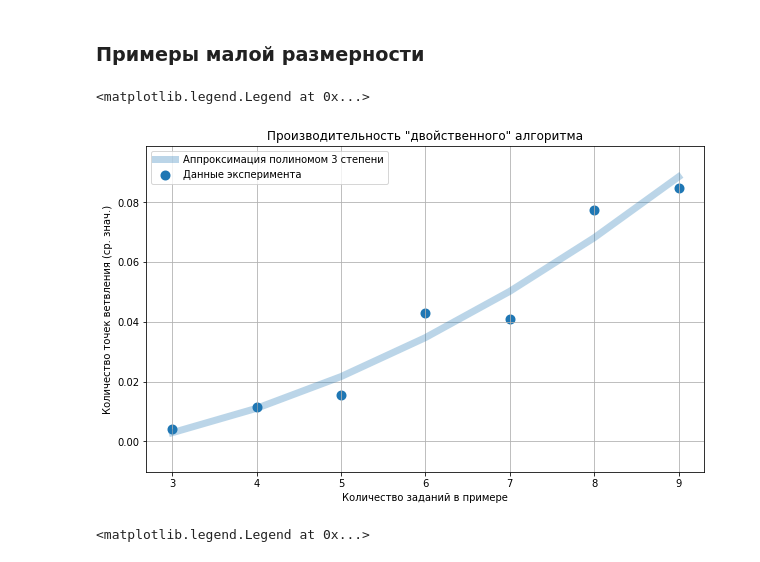
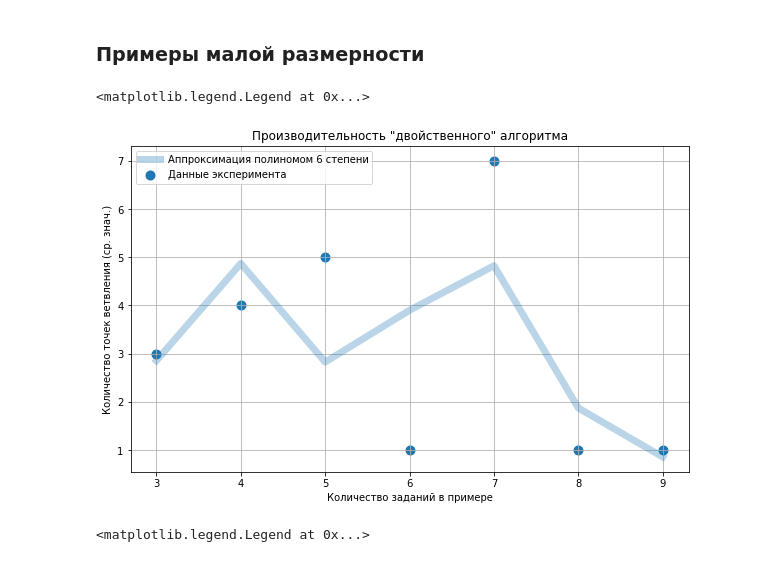
Before and after one commit to andtun/schedules, a Jupyter notebook: LMax.ipynb, the cells around one changed output. Cells and saved outputs as stored; diff of their text form; code cells hidden in the pictures.

```diff
--- a/LMax.ipynb
+++ b/LMax.ipynb
@@ -26,2 +21,0 @@ def parse_str(s):
-# %%
-a = np.random.normal(100, 40, size=(100,))
@@ -266,4 +233,0 @@ for size in range(6, 9):
-# %%
-for i in range(4, 9):
-    df = pd.read_json("freq%s.json" % i, typ='series')
-    print(df)
@@ -381,0 +414,21 @@ c
+# %%
+for size in range(4, 9):
+    results = {}
+    for i in range(100000):
+        s = Schedule(size)
+        bp, c = main(s)
+        if c not in results.keys():
+            results[c] = 1
+        else:
+            results[c] += 1
+        if (i+1) % 200 == 0:
+            plt.title("Количество точек ветвления для %s примеров размерности %s" % (i+1, size))
+            plt.xlabel("Счётчик")
+            plt.ylabel("Частота")
+            plt.grid(axis='y')
+            plt.bar(results.keys(), results.values(), width=1)
+            plt.show()
+            clear_output(wait=True)
+    with open('freqn%s.json' % size, 'w') as f:
+        json.dump(results, f)
+    #plt.savefig('freqn%s.png' % size, dpi=300)
@@ -409,7 +509,7 @@ KeyboardInterrupt:
 # %%
 results = dict()
 timings = dict()
-for n in range(3, 26, 1):
+for n in range(3, 10, 1):
     results[n] = []
     timings[n] = []
     for i in range(100):
@@ -424,8 +524,8 @@ for n in range(3, 26, 1):
             timings[n].append(te - ts)
     print(" --", n, "tasks")
 
-    with open('results_new.json', 'w') as f: json.dump(results, f)
-    with open('timings_new.json', 'w') as f: json.dump(timings, f)
+    with open('Nresults_new.json', 'w') as f: json.dump(results, f)
+    with open('Ntimings_new.json', 'w') as f: json.dump(timings, f)
 # %% [output]
  99 -- 3 tasks
  99 -- 4 tasks
@@ -489,30 +556,32 @@ timings
 # %% [markdown]
 ### Примеры малой размерности
 # %%
+
+#with open('timings_new.json', 'r') as f: timings = json.load(f)
 x = []
 y = []
 #yf = []
-for k in timings.keys():
-    y.append(np.median(timings[k]))
+for k in results.keys():
+    y.append(np.median(results[k]))
     x.append(k)
     #yf.append(np.math.factorial(k))
-z = [approx(x,y,i) for i in range(4)]
+z = [approx(x,y,i) for i in range(6)]
 
 fig = plt.figure(figsize=(10, 6))
 ax = fig.add_subplot(111, title='Производительность "двойственного" алгоритма')
 ax.grid()
 ax.scatter(x, y, linewidth=4, label="Данные эксперимента")
 ax.set_xlabel("Количество заданий в примере")
 ax.set_ylabel("Количество точек ветвления (ср. знач.)")
-i = 2
+i = 5
 ax.plot(x, z[i](list(map(int, x))),
         label='Аппроксимация полиномом %s степени' % (i+1),
         linewidth=7,
         alpha=0.3)
 ax.legend()
 # %% [output]
 <matplotlib.legend.Legend at 0x...>
-[figure, old version]
+[figure, new version]
 # %%
 x = []
 y = []
```
Also changed, not shown: parts of 31 cells of this notebook.
